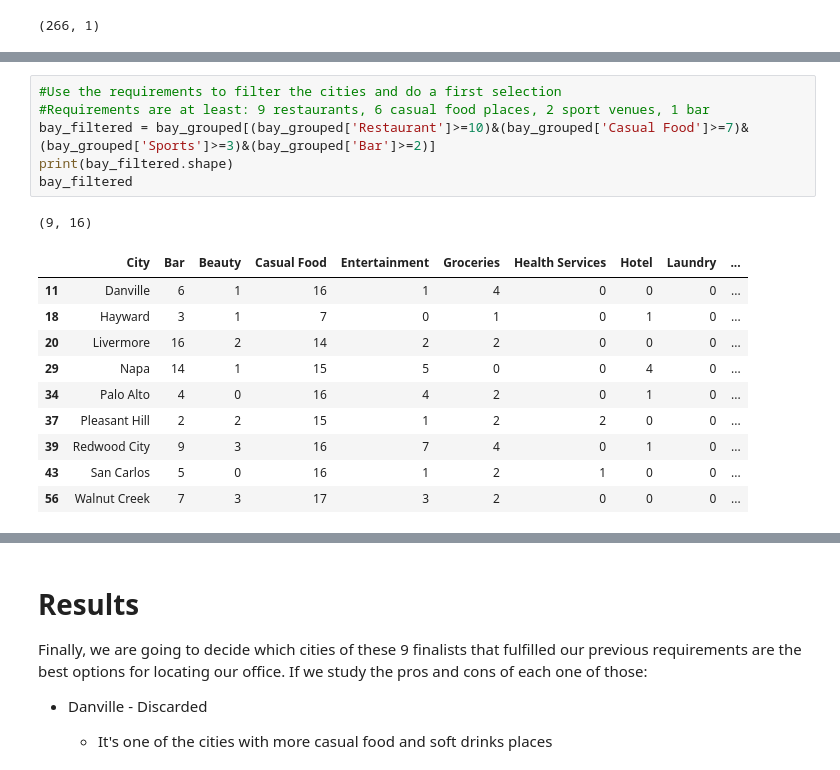
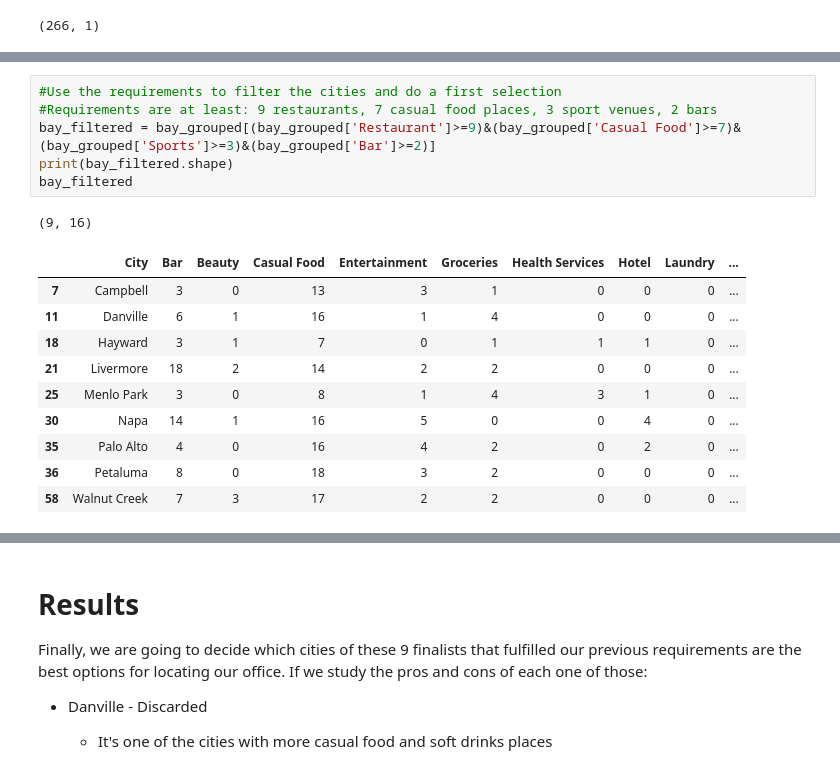
Before and after one commit to jgarcia-garcia/Coursera_Capstone, a Jupyter notebook: Best_Office_Location_SFBayArea.ipynb, the cells around one changed output, grey strips where cells are left out. Saved outputs shown, nothing was run; the diff lists cells and outputs as text.

```diff
--- a/Best_Office_Location_SFBayArea.ipynb
+++ b/Best_Office_Location_SFBayArea.ipynb
@@ -640,21 +659,21 @@ sns.boxplot(y=bay_grouped['Bar'],ax=axes[1], color = 'violet',saturation=0.4)
 # %%
 #Use the requirements to filter the cities and do a first selection
-#Requirements are at least: 9 restaurants, 6 casual food places, 2 sport venues, 1 bar
-bay_filtered = bay_grouped[(bay_grouped['Restaurant']>=10)&(bay_grouped['Casual Food']>=7)&(bay_grouped['Sports']>=3)&(bay_grouped['Bar']>=2)]
+#Requirements are at least: 9 restaurants, 7 casual food places, 3 sport venues, 2 bars
+bay_filtered = bay_grouped[(bay_grouped['Restaurant']>=9)&(bay_grouped['Casual Food']>=7)&(bay_grouped['Sports']>=3)&(bay_grouped['Bar']>=2)]
 print(bay_filtered.shape)
 bay_filtered
 # %% [output]
 (9, 16)
 |  | City | Bar | Beauty | Casual Food | Entertainment | Groceries | Health Services | Hotel | Laundry | ... |
+| 7 | Campbell | 3 | 0 | 13 | 3 | 1 | 0 | 0 | 0 | ... |
 | 11 | Danville | 6 | 1 | 16 | 1 | 4 | 0 | 0 | 0 | ... |
-| 18 | Hayward | 3 | 1 | 7 | 0 | 1 | 0 | 1 | 0 | ... |
-| 20 | Livermore | 16 | 2 | 14 | 2 | 2 | 0 | 0 | 0 | ... |
-| 29 | Napa | 14 | 1 | 15 | 5 | 0 | 0 | 4 | 0 | ... |
-| 34 | Palo Alto | 4 | 0 | 16 | 4 | 2 | 0 | 1 | 0 | ... |
-| 37 | Pleasant Hill | 2 | 2 | 15 | 1 | 2 | 2 | 0 | 0 | ... |
-| 39 | Redwood City | 9 | 3 | 16 | 7 | 4 | 0 | 1 | 0 | ... |
-| 43 | San Carlos | 5 | 0 | 16 | 1 | 2 | 1 | 0 | 0 | ... |
-| 56 | Walnut Creek | 7 | 3 | 17 | 3 | 2 | 0 | 0 | 0 | ... |
+| 18 | Hayward | 3 | 1 | 7 | 0 | 1 | 1 | 1 | 0 | ... |
+| 21 | Livermore | 18 | 2 | 14 | 2 | 2 | 0 | 0 | 0 | ... |
+| 25 | Menlo Park | 3 | 0 | 8 | 1 | 4 | 3 | 1 | 0 | ... |
+| 30 | Napa | 14 | 1 | 16 | 5 | 0 | 0 | 4 | 0 | ... |
+| 35 | Palo Alto | 4 | 0 | 16 | 4 | 2 | 0 | 2 | 0 | ... |
+| 36 | Petaluma | 8 | 0 | 18 | 3 | 2 | 0 | 0 | 0 | ... |
+| 58 | Walnut Creek | 7 | 3 | 17 | 2 | 2 | 0 | 0 | 0 | ... |
 # %%
 #We are going to plot a heat map and decide the finalists between the 9 filtered cities
 #For that, we are going to take into account as well: Entertainment, Soft Drinks places and Stores
```
Also changed, not shown: parts of 30 cells of this notebook.
